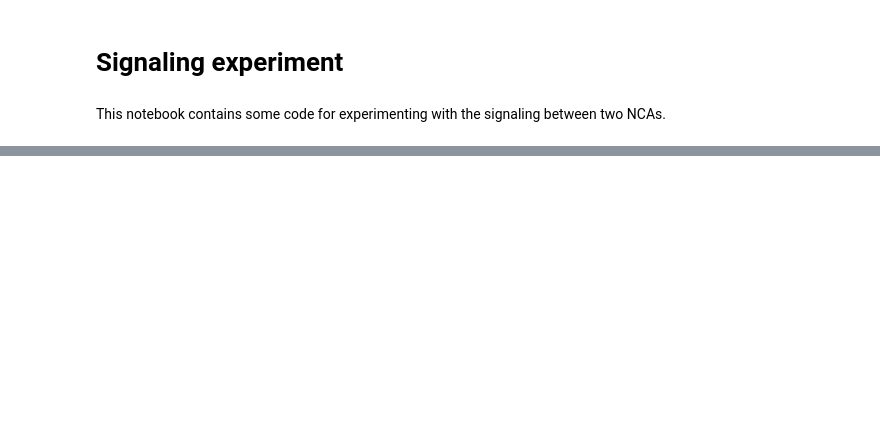
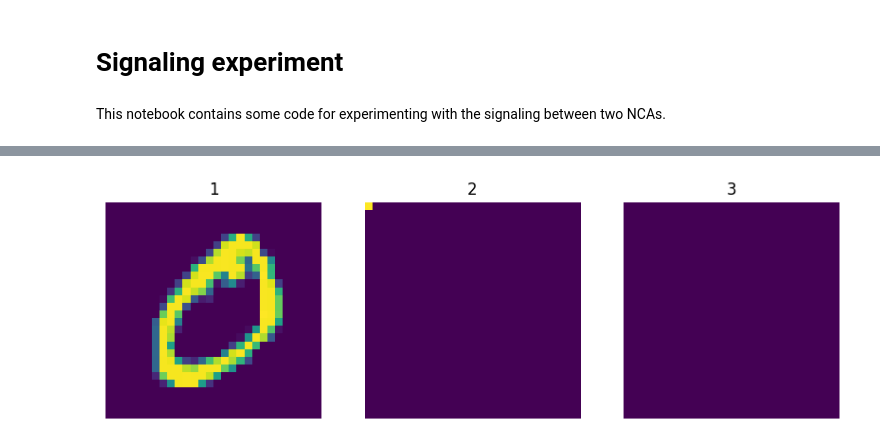
Before and after one commit to de-lachende-cavalier/sorvis, a Jupyter notebook: mini_experiments/signaling.ipynb, the cells around one changed output, grey strips where cells are left out. Cells and saved outputs as stored; diff of their text form; code cells hidden in the pictures; blank space fills up the shorter version.

```diff
--- a/mini_experiments/signaling.ipynb
+++ b/mini_experiments/signaling.ipynb
@@ -194,0 +237,13 @@ samples_str = json.dumps(x_legend.tolist())
+# %%
+def initialize(image, label):
+  image = tf.reshape(image, [28, 28, 1])
+
+  # create label channels based on the integer label
+  label_channels = tf.zeros([28, 28, 2])
+  label_channels = tf.tensor_scatter_nd_update(
+      label_channels, [[0, 0, label]], [1])
+
+  return tf.concat([image, label_channels], -1)
+# %%
+zero_sample = initialize(zero, y_zero)
+one_sample = initialize(one, y_one)
@@ -194,0 +278,20 @@ samples_str = json.dumps(x_legend.tolist())
+# %%
+def visualize_channels(image):
+  # Get the number of channels in the image
+  num_channels = image.shape[-1]
+
+  # Create a figure with a vertical arrangement of subplots
+  fig, axes = plt.subplots(ncols=num_channels, figsize=(10, 4))
+
+  # Plot each channel as a grayscale image
+  for i in range(num_channels):
+    channel_image = image[:, :, i]
+    axes[i].imshow(channel_image)
+    axes[i].set_title(f'{i + 1}')
+    axes[i].axis('off')
+
+  plt.show()
+# %%
+visualize_channels(zero_sample)
+# %% [output]
+[figure, added]
```
Also changed, not shown: parts of 40 cells of this notebook, 1 other file.
